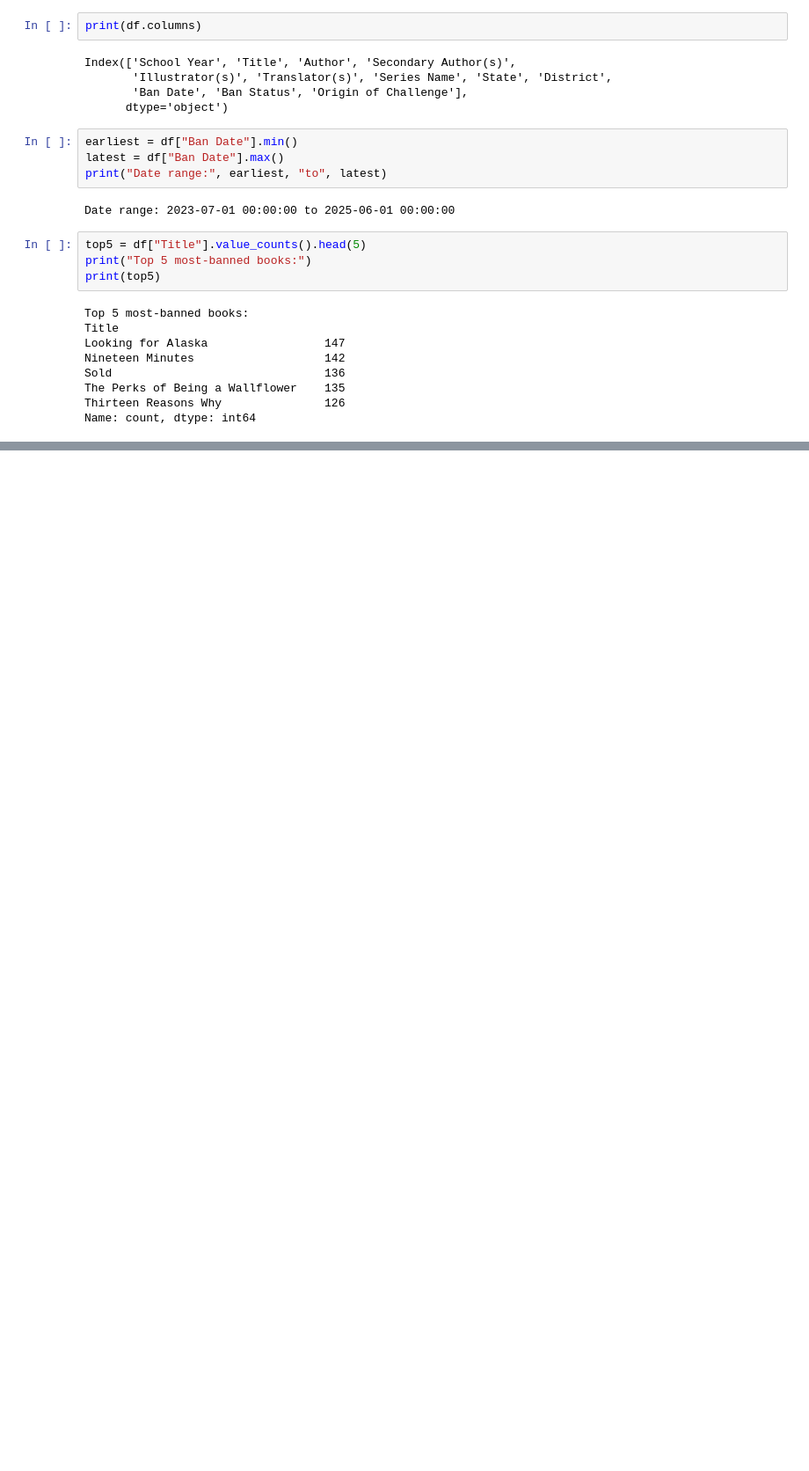
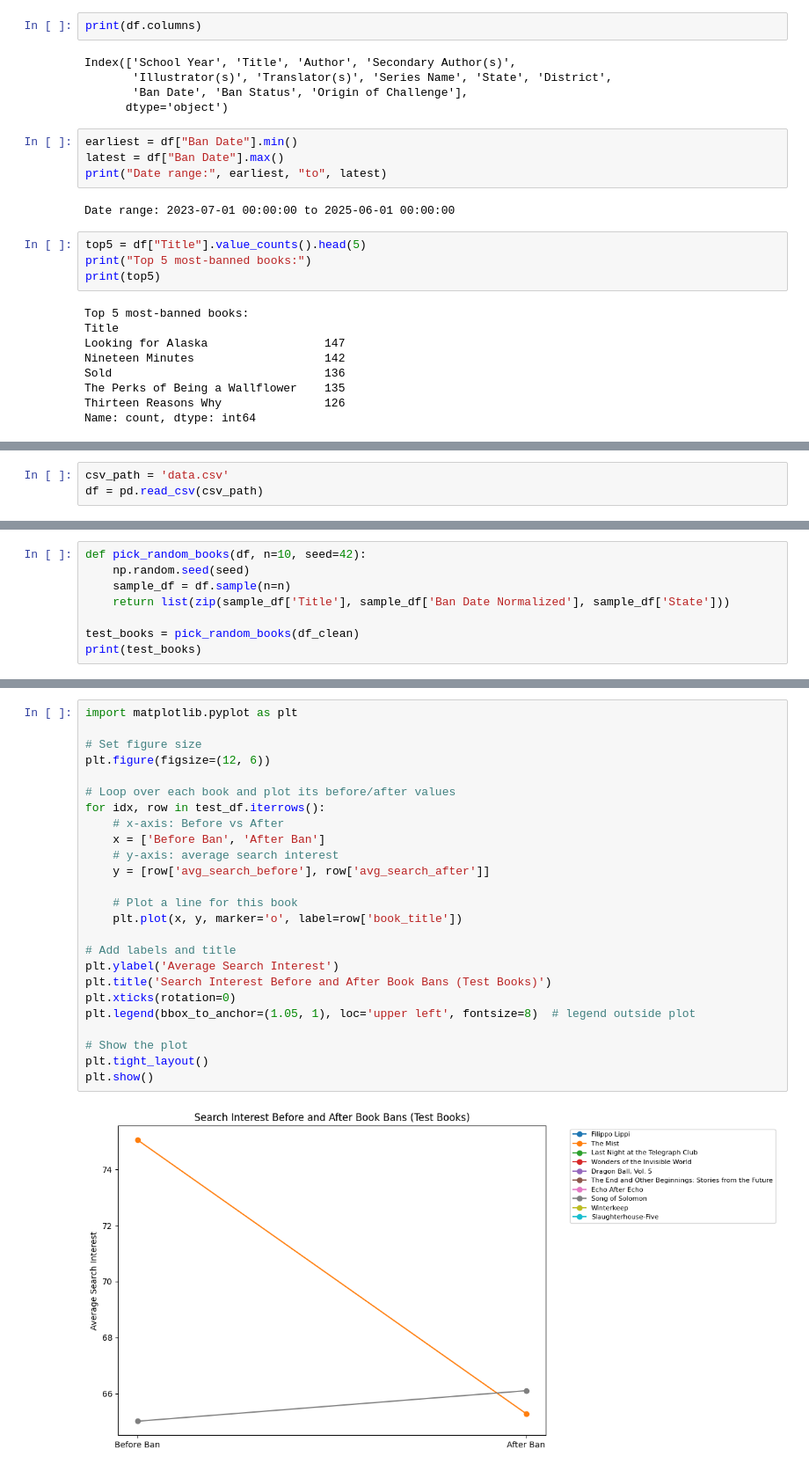
Before and after one commit to Tahvia127/w26-banned-books, a Jupyter notebook: data/raw/ data_exploration.ipynb, the cells around one changed output, grey strips where cells are left out. Shown at 88% size. Saved outputs shown, nothing was run; the diff lists cells and outputs as text; blank space fills up the shorter version.

```diff
--- a/data/raw/ data_exploration.ipynb
+++ b/data/raw/ data_exploration.ipynb
@@ -65,0 +71,3 @@ Name: count, dtype: int64
+# %%
+csv_path = 'data.csv'
+df = pd.read_csv(csv_path)
@@ -65,0 +129,8 @@ Name: count, dtype: int64
+# %%
+def pick_random_books(df, n=10, seed=42):
+    np.random.seed(seed)
+    sample_df = df.sample(n=n)
+    return list(zip(sample_df['Title'], sample_df['Ban Date Normalized'], sample_df['State']))
+
+test_books = pick_random_books(df_clean)
+print(test_books)
@@ -65,0 +173,27 @@ Name: count, dtype: int64
+# %%
+import matplotlib.pyplot as plt
+
+# Set figure size
+plt.figure(figsize=(12, 6))
+
+# Loop over each book and plot its before/after values
+for idx, row in test_df.iterrows():
+    # x-axis: Before vs After
+    x = ['Before Ban', 'After Ban']
+    # y-axis: average search interest
+    y = [row['avg_search_before'], row['avg_search_after']]
+
+    # Plot a line for this book
+    plt.plot(x, y, marker='o', label=row['book_title'])
+
+# Add labels and title
+plt.ylabel('Average Search Interest')
+plt.title('Search Interest Before and After Book Bans (Test Books)')
+plt.xticks(rotation=0)
+plt.legend(bbox_to_anchor=(1.05, 1), loc='upper left', fontsize=8)  # legend outside plot
+
+# Show the plot
+plt.tight_layout()
+plt.show()
+# %% [output]
+[figure, added]
```
Also changed, not shown: parts of 4 cells of this notebook, 3 other files.
